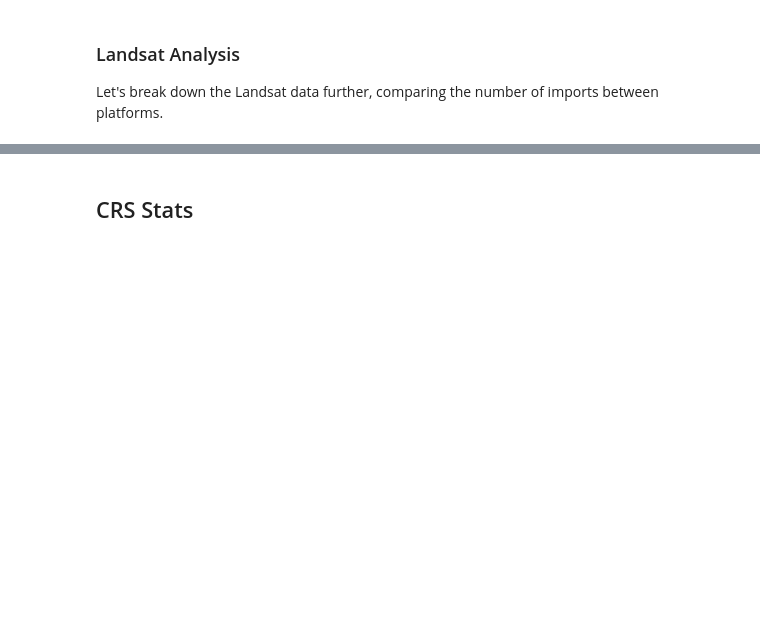
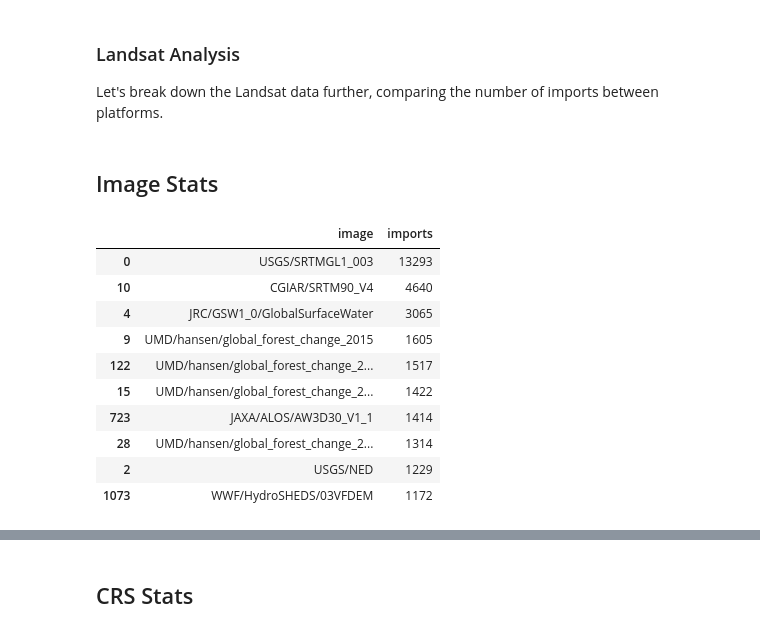
Before and after one commit to aazuspan/ee_repository_stats, a Jupyter notebook: notebooks/004_dataset_stats.ipynb, the cells around one changed output, grey strips where cells are left out. Drawn from its saved outputs; the diff is of its cells as text; code cells hidden in the pictures; blank space fills up the shorter version.

```diff
--- a/notebooks/004_dataset_stats.ipynb
+++ b/notebooks/004_dataset_stats.ipynb
@@ -97,3 +97,5 @@ fig.update_layout(
 fig.update_layout(height=400, width=400, showlegend=False, font=dict(size=24), margin=dict(l=10, r=10, b=10, t=10))
 # %%
 fig.write_image(os.path.join("..", "figures", "landsat_platforms.png"), scale=2)
+# %% [markdown]
+## Image Stats
@@ -99,0 +104,14 @@ fig.write_image(os.path.join("..", "figures", "landsat_platforms.png"), scale=2)
+# %%
+image_df[:10]
+# %% [output]
+|  | image | imports |
+| 0 | USGS/SRTMGL1_003 | 13293 |
+| 10 | CGIAR/SRTM90_V4 | 4640 |
+| 4 | JRC/GSW1_0/GlobalSurfaceWater | 3065 |
+| 9 | UMD/hansen/global_forest_change_2015 | 1605 |
+| 122 | UMD/hansen/global_forest_change_2... | 1517 |
+| 15 | UMD/hansen/global_forest_change_2... | 1422 |
+| 723 | JAXA/ALOS/AW3D30_V1_1 | 1414 |
+| 28 | UMD/hansen/global_forest_change_2... | 1314 |
+| 2 | USGS/NED | 1229 |
+| 1073 | WWF/HydroSHEDS/03VFDEM | 1172 |
```
Also changed, not shown: parts of 5 cells of this notebook, 2 other files.
